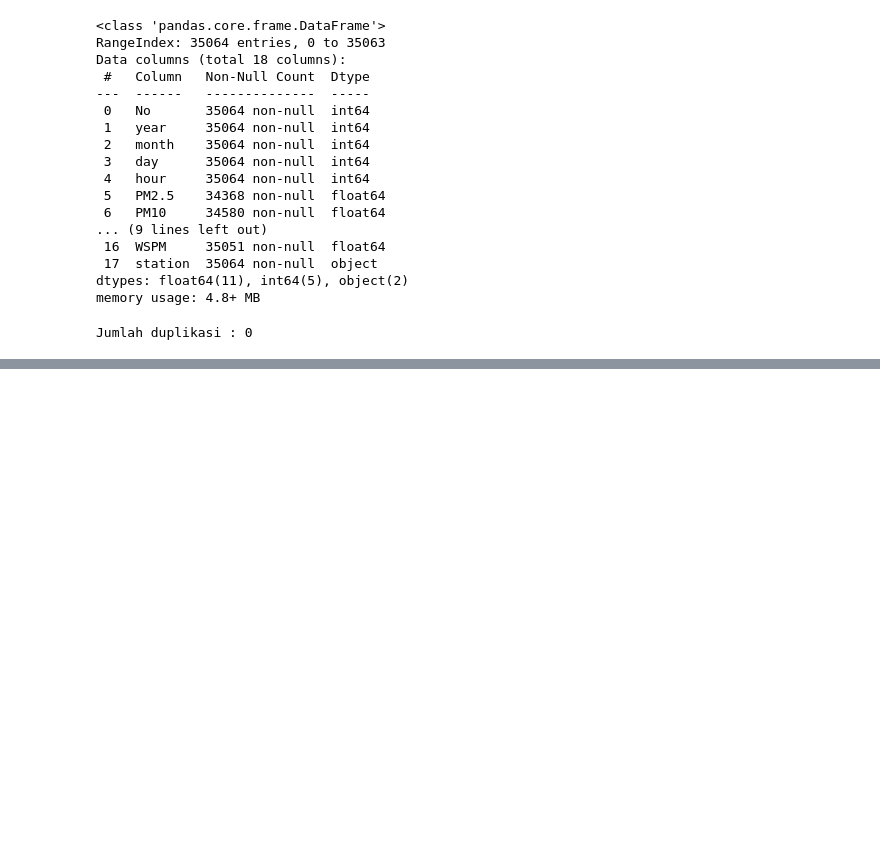
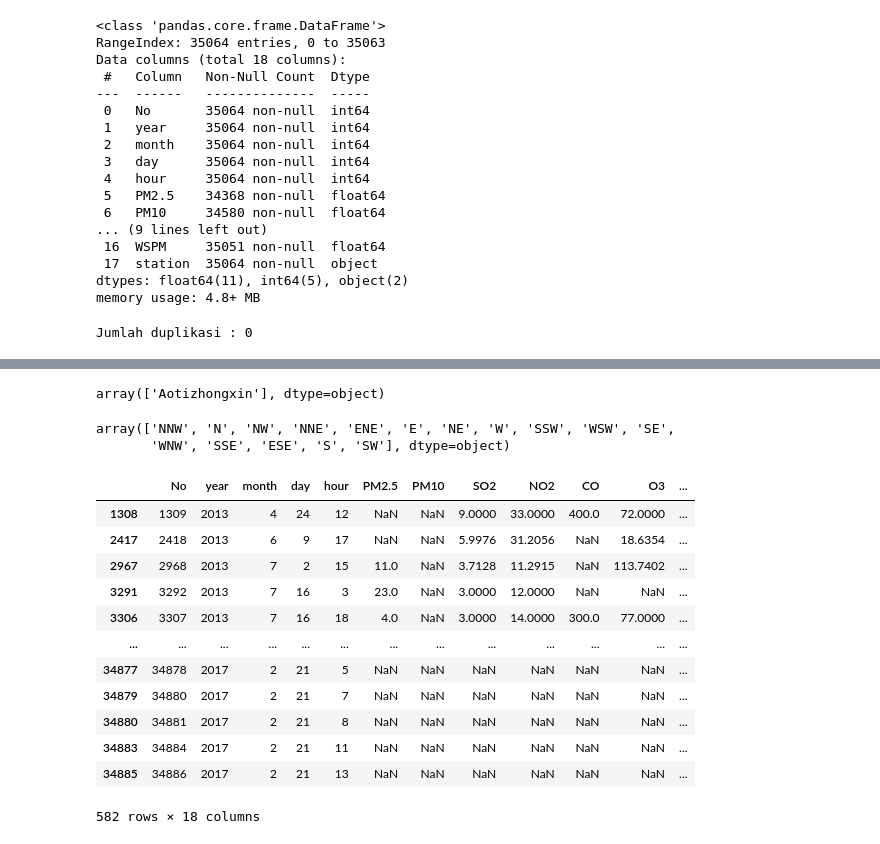
Before and after one commit to yodifm/subs_dicoding, a Jupyter notebook: notebook.ipynb, the cells around one changed output, grey strips where cells are left out. Cells and saved outputs as stored; diff of their text form; code cells hidden in the pictures; blank space fills up the shorter version.

```diff
--- a/notebook.ipynb
+++ b/notebook.ipynb
@@ -655,0 +754,29 @@ wanshouxigong_df.describe()
+# %%
+#Check Alphabet
+
+aotizhongxin_df['station'].unique()
+# %% [output]
+array(['Aotizhongxin'], dtype=object)
+# %%
+#Check Alphabet
+
+aotizhongxin_df['wd'].unique()
+# %% [output]
+array(['NNW', 'N', 'NW', 'NNE', 'ENE', 'E', 'NE', 'W', 'SSW', 'WSW', 'SE',
+       'WNW', 'SSE', 'ESE', 'S', 'SW'], dtype=object)
+# %%
+changping_df[changping_df.PM10.isna()]
+# %% [output]
+|  | No | year | month | day | hour | PM2.5 | PM10 | SO2 | NO2 | CO | O3 | ... |
+| 1308 | 1309 | 2013 | 4 | 24 | 12 | NaN | NaN | 9.0000 | 33.0000 | 400.0 | 72.0000 | ... |
+| 2417 | 2418 | 2013 | 6 | 9 | 17 | NaN | NaN | 5.9976 | 31.2056 | NaN | 18.6354 | ... |
+| 2967 | 2968 | 2013 | 7 | 2 | 15 | 11.0 | NaN | 3.7128 | 11.2915 | NaN | 113.7402 | ... |
+| 3291 | 3292 | 2013 | 7 | 16 | 3 | 23.0 | NaN | 3.0000 | 12.0000 | NaN | NaN | ... |
+| 3306 | 3307 | 2013 | 7 | 16 | 18 | 4.0 | NaN | 3.0000 | 14.0000 | 300.0 | 77.0000 | ... |
+| ... | ... | ... | ... | ... | ... | ... | ... | ... | ... | ... | ... | ... |
+| 34877 | 34878 | 2017 | 2 | 21 | 5 | NaN | NaN | NaN | NaN | NaN | NaN | ... |
+| 34879 | 34880 | 2017 | 2 | 21 | 7 | NaN | NaN | NaN | NaN | NaN | NaN | ... |
+| 34880 | 34881 | 2017 | 2 | 21 | 8 | NaN | NaN | NaN | NaN | NaN | NaN | ... |
+| 34883 | 34884 | 2017 | 2 | 21 | 11 | NaN | NaN | NaN | NaN | NaN | NaN | ... |
+| 34885 | 34886 | 2017 | 2 | 21 | 13 | NaN | NaN | NaN | NaN | NaN | NaN | ... |
+582 rows × 18 columns
```
Also changed, not shown: parts of 46 cells of this notebook, 2 other files.
